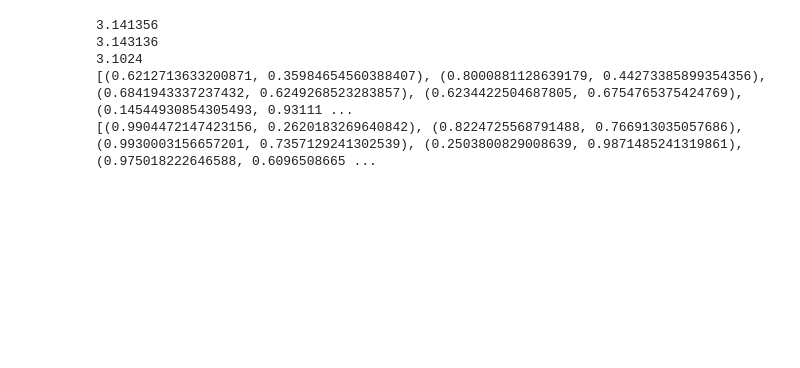
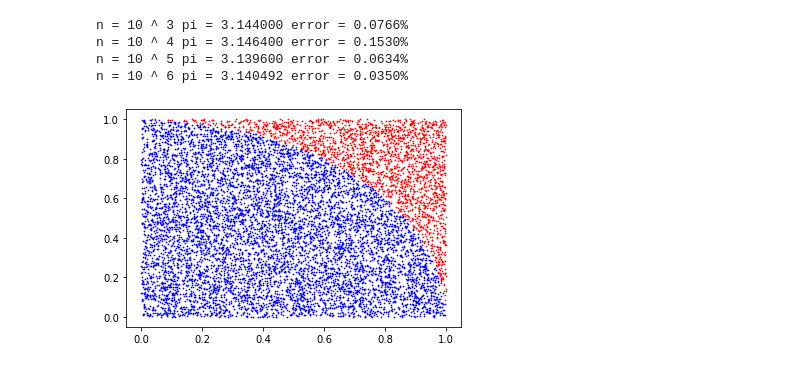
Before and after one commit to raymondgggg/CECS451, a Jupyter notebook: Assignment7/pi.ipynb, the cells around one changed output. Cells and saved outputs as stored; diff of their text form; code cells hidden in the pictures; blank space fills up the shorter version.

```diff
--- a/Assignment7/pi.ipynb
+++ b/Assignment7/pi.ipynb
@@ -3,13 +3,11 @@ import math
 import random
 import matplotlib.pyplot as plt
 
-nPoints = [10**3, 10**4, 10**5, 10**6]
-
 """takes in point and computes distance from the origin"""
 def computeDistance(xy):
     return math.sqrt(sum(list(map(lambda val: val**2, xy))))
 
-"""takes in the number of random points and approximates the value of pi """
+"""takes in the number of random points and approximates the value of pi"""
 def pie(n):
     circleCount = 0
     squareCount = 0
@@ -21,7 +19,7 @@ def pie(n):
         squareCount += 1
     return 4 * (circleCount/squareCount)
 
-
+"""edge case of needing the points for n = 10k"""
 def pie10k():
     # for matplotlib
     circleCount = 0
@@ -42,16 +40,12 @@ def pie10k():
     pie = 4 * (circleCount/squareCount)
     return (pie, circlePoints, squarePoints)
 
-
+"""compute the % error for the approximated value of pi"""
+def computePieError(pie):
+    return abs((math.pi - pie)/math.pi) * 100
 
 """for n = 10^4 display the graph of the points"""
-def displayPoints():
-    pass
-
-print(pie(10**6))
+def displayPoints(cirlcePoints, squarePoints):
+    plt.scatter(*zip(*cirlcePoints), color='blue', s=0.5)
+    plt.scatter(*zip(*squarePoints), color='red', s=0.5)
+    plt.show()
-# %% [output]
-3.141356
-3.143136
-3.1024
-[(0.6212713633200871, 0.35984654560388407), (0.8000881128639179, 0.44273385899354356), (0.6841943337237432, 0.6249268523283857), (0.6234422504687805, 0.6754765375424769), (0.14544930854305493, 0.93111 ...
-[(0.9904472147423156, 0.2620183269640842), (0.8224725568791488, 0.766913035057686), (0.9930003156657201, 0.7357129241302539), (0.2503800829008639, 0.9871485241319861), (0.975018222646588, 0.6096508665 ...
@@ -60,0 +52,25 @@ def main():
+# %%
+def main():
+    nPoints = [10**3, 10**5, 10**6] # not including 10^4
+
+    pieValues = []
+    for n in nPoints:
+        pieVal = pie(n)
+        pieValues.append(pieVal)
+
+    pieVal10k, circlePoints, squarePoints = pie10k()
+
+    print(f"n = 10 ^ 3 pi = {pieValues[0]:.6f} error = {computePieError(pieValues[0]):.4f}%")
+    print(f"n = 10 ^ 4 pi = {pieVal10k:.6f} error = {computePieError(pieVal10k):.4f}%")
+    print(f"n = 10 ^ 5 pi = {pieValues[1]:.6f} error = {computePieError(pieValues[1]):.4f}%")
+    print(f"n = 10 ^ 6 pi = {pieValues[2]:.6f} error = {computePieError(pieValues[2]):.4f}%")
+    print("\n")
+    displayPoints(circlePoints, squarePoints)
+
+main()
+# %% [output]
+n = 10 ^ 3 pi = 3.144000 error = 0.0766%
+n = 10 ^ 4 pi = 3.146400 error = 0.1530%
+n = 10 ^ 5 pi = 3.139600 error = 0.0634%
+n = 10 ^ 6 pi = 3.140492 error = 0.0350%
+[figure, added]
```
Also changed, not shown: parts of 1 cell of this notebook.
